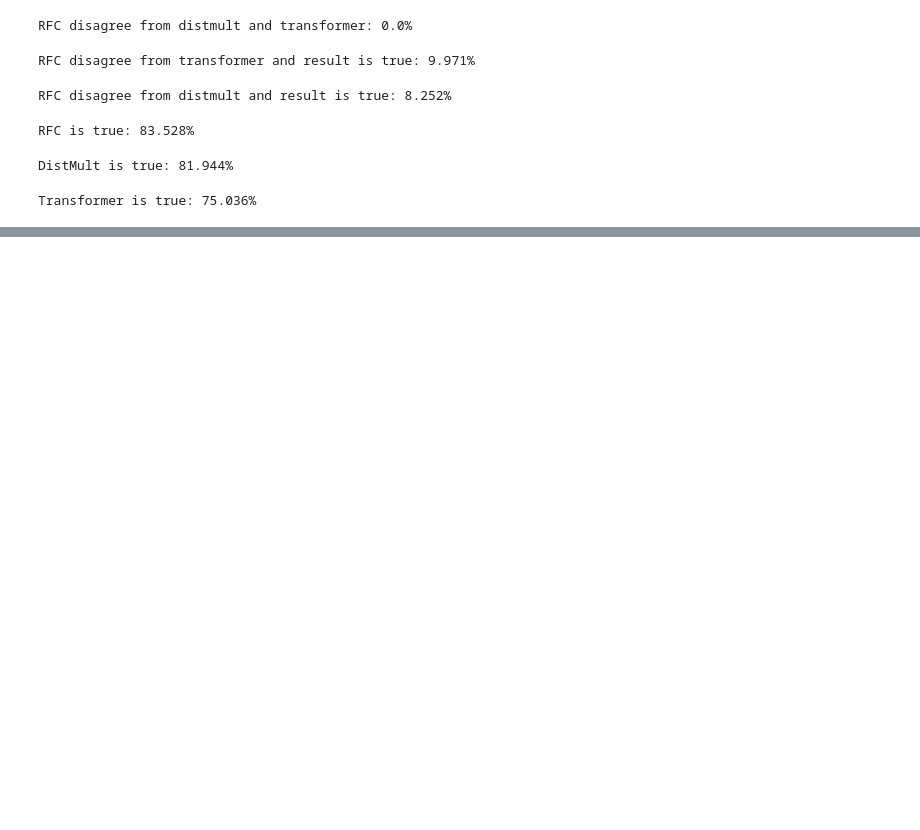
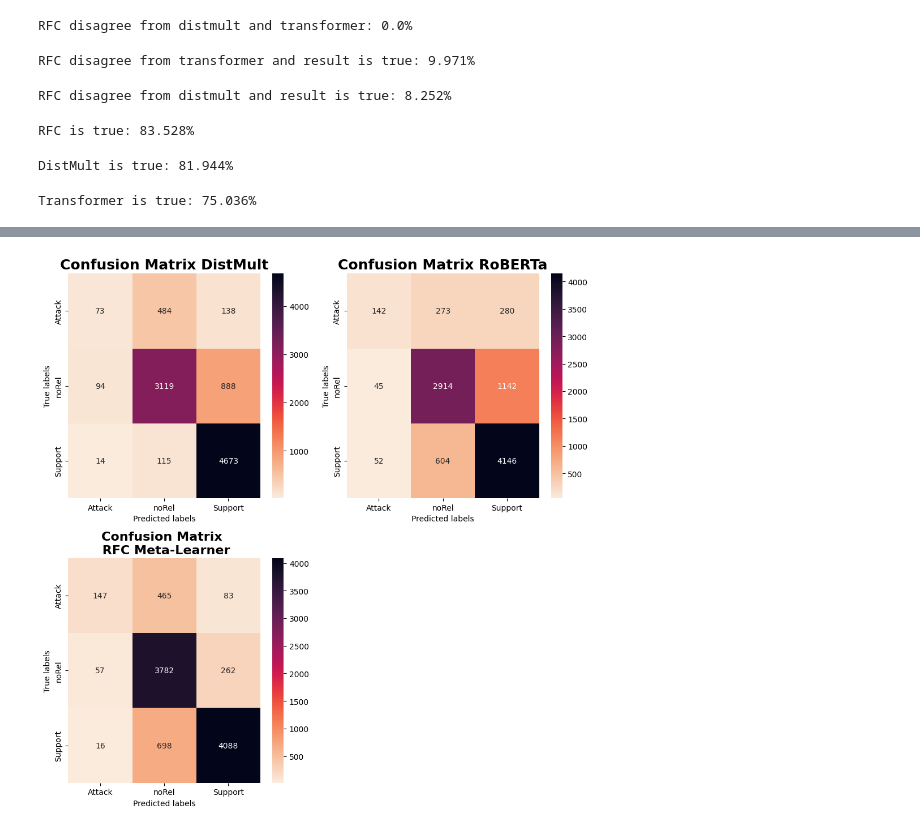
Before and after one commit to deborahdore/political-debates-graph-analysis, a Jupyter notebook: notebooks/meta_learner.ipynb, the cells around one changed output, grey strips where cells are left out. Cells and saved outputs as stored; diff of their text form; code cells hidden in the pictures; blank space fills up the shorter version.

Commit message:
modified meta learner approach

```diff
--- a/notebooks/meta_learner.ipynb
+++ b/notebooks/meta_learner.ipynb
@@ -866,0 +875,36 @@ Name: true, dtype: float64
+# %%
+import numpy as np
+import matplotlib.pyplot as plt
+import seaborn as sns
+from sklearn.metrics import confusion_matrix
+
+cms = [
+    confusion_matrix(best_results['true'], best_results['distmult_pred']),
+    confusion_matrix(best_results['true'], best_results['transformer_pred']),
+    confusion_matrix(best_results['true'], best_results['rfc_pred'])
+]
+titles = ['Confusion Matrix DistMult',
+          'Confusion Matrix RoBERTa',
+          'Confusion Matrix \n RFC Meta-Learner']
+
+# Plotting
+fig, axes = plt.subplots(2, 2, figsize=(10, 10))
+
+for i, (cm, title) in enumerate(zip(cms[:2], titles[:2])):
+    sns.heatmap(cm, annot=True, cmap=sns.cm.rocket_r, fmt='g', ax=axes[0, i], xticklabels=list(dictionary.keys()), yticklabels=list(dictionary.keys()))
+    axes[0, i].set_xlabel('Predicted labels')
+    axes[0, i].set_ylabel('True labels')
+    axes[0, i].set_title(title, weight='bold', fontdict={'fontsize':18})
+
+sns.heatmap(cms[2], annot=True, cmap=sns.cm.rocket_r, fmt='g', ax=axes[1, 0], xticklabels=list(dictionary.keys()), yticklabels=list(dictionary.keys()))
+axes[1, 0].set_xlabel('Predicted labels')
+axes[1, 0].set_ylabel('True labels')
+axes[1, 0].set_title(titles[2], weight='bold', fontdict={'fontsize':16})
+
+# Hide the empty subplot
+axes[1, 1].axis('off')
+
+plt.tight_layout()
+plt.savefig('confusion-matrix.pdf', dpi=1200)
+# %% [output]
+[figure, added]
```
Also changed, not shown: parts of 15 cells of this notebook, 2 other files.
